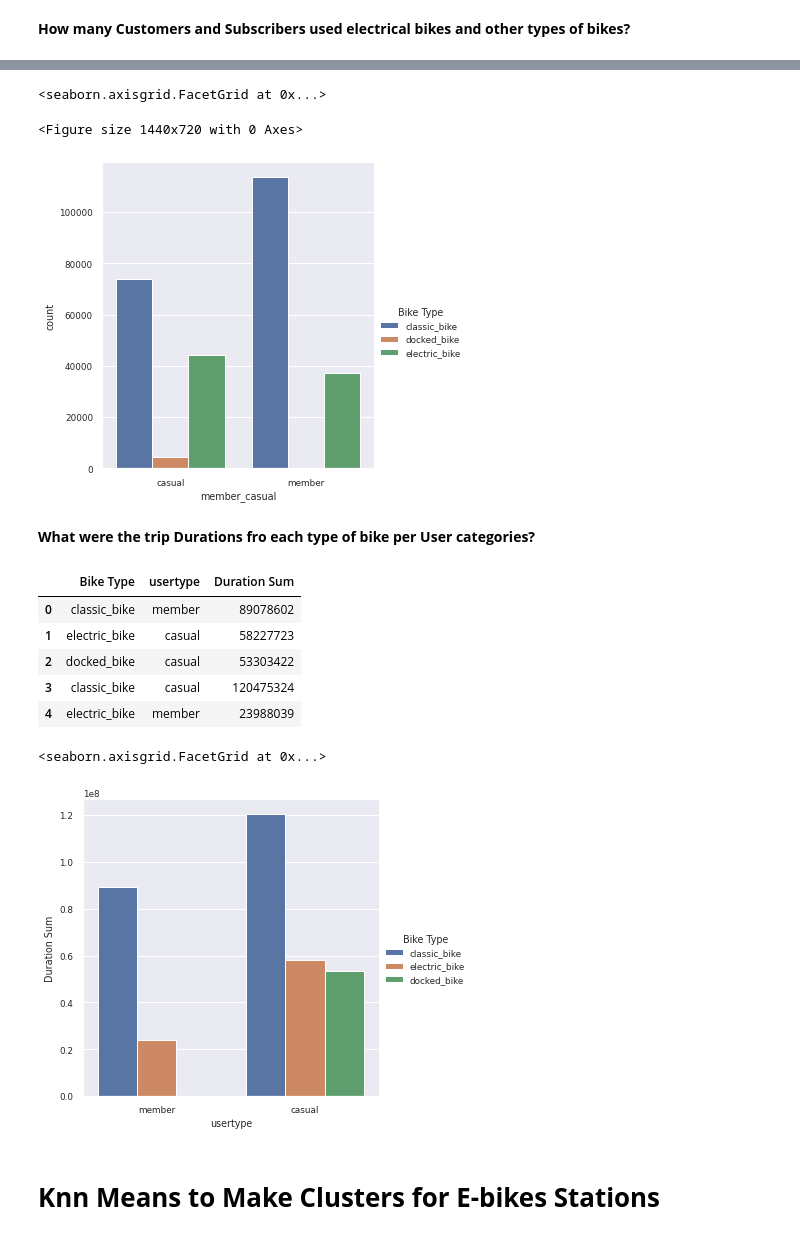
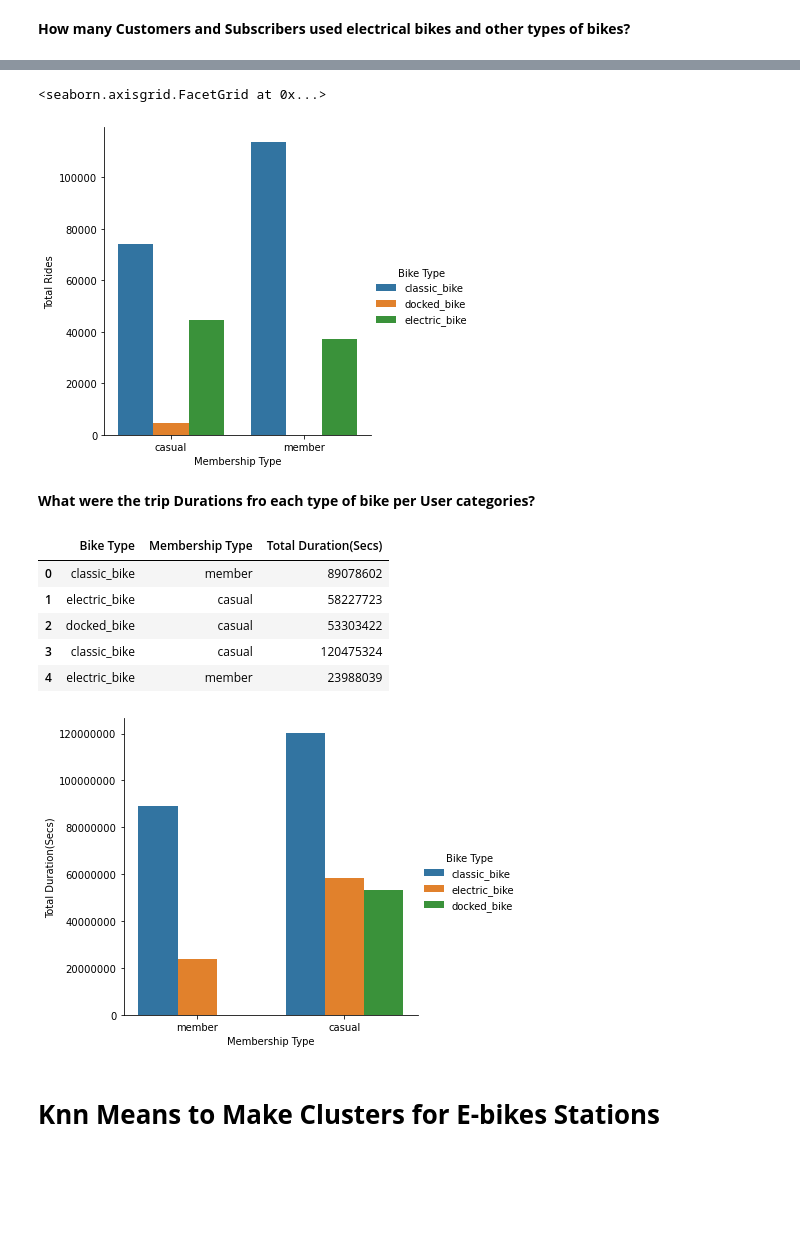
Before and after one commit to nletcher/RAPIDS-Citibike-Data-Analysis, a Jupyter notebook: Ridership.ipynb, the cells around one changed output, grey strips where cells are left out. Drawn from its saved outputs; the diff is of its cells as text; code cells hidden in the pictures; blank space fills up the shorter version.

```diff
--- a/Ridership.ipynb
+++ b/Ridership.ipynb
@@ -383,7 +356,8 @@ peakdays.head(6)
 ppeakdays=peakdays.to_pandas()
 # %%
 plt.figure(figsize=(20,10))
-sns.set(font_scale=2)
+#sns.set(font_scale=2)
 
-sns.lineplot(data=ppeakdays, x="dow", y="dowcount", hue="year")
+sns.lineplot(data=ppeakdays, x="Day", y="Total Rides", hue="year")
+plt.ticklabel_format(style='plain', axis='y')
 # %% [output]
@@ -407,22 +380,21 @@ types.head()
 | 4 | electric_bike | member | 37178 |
 # %%
 ptypes=types.to_pandas()
-plt.figure(figsize=(20,10))
-sns.set(font_scale=0.8)
-sns.factorplot(x='member_casual', y='count', hue='Bike Type', kind='bar', data=ptypes)
+#plt.figure(figsize=(20,10))
+#sns.set(font_scale=0.8)
+sns.factorplot(x='Membership Type', y='Total Rides', hue='Bike Type', kind='bar', data=ptypes)
 # %% [output]
 <seaborn.axisgrid.FacetGrid at 0x...>
-<Figure size 1440x720 with 0 Axes>
-[figure, old version]
+[figure, new version]
 # %% [markdown]
 **What were the trip Durations fro each type of bike per User categories?**
 # %%
 typesd=df.groupby(['rideable_type','member_casual']).agg({'tripduration': ['sum']}).reset_index()
 
-typesd.columns=['Bike Type', 'usertype', 'Duration Sum']
+typesd.columns=['Bike Type', 'Membership Type', 'Total Duration(Secs)']
 typesd.head()
 # %% [output]
-|  | Bike Type | usertype | Duration Sum |
+|  | Bike Type | Membership Type | Total Duration(Secs) |
 | 0 | classic_bike | member | 89078602 |
 | 1 | electric_bike | casual | 58227723 |
 | 2 | docked_bike | casual | 53303422 |
@@ -430,10 +402,10 @@ typesd.head()
 | 4 | electric_bike | member | 23988039 |
 # %%
 ptypes=typesd.to_pandas()
-sns.factorplot(x='usertype', y='Duration Sum', hue='Bike Type', kind='bar', data=ptypes)
+sns.factorplot(x='Membership Type', y='Total Duration(Secs)', hue='Bike Type', kind='bar', data=ptypes)
+plt.ticklabel_format(style='plain', axis='y')
 # %% [output]
-<seaborn.axisgrid.FacetGrid at 0x...>
-[figure, old version]
+[figure, new version]
 # %% [markdown]
 # **Knn Means to Make Clusters for E-bikes Stations**
 # %%
```
Also changed, not shown: parts of 16 cells of this notebook.
